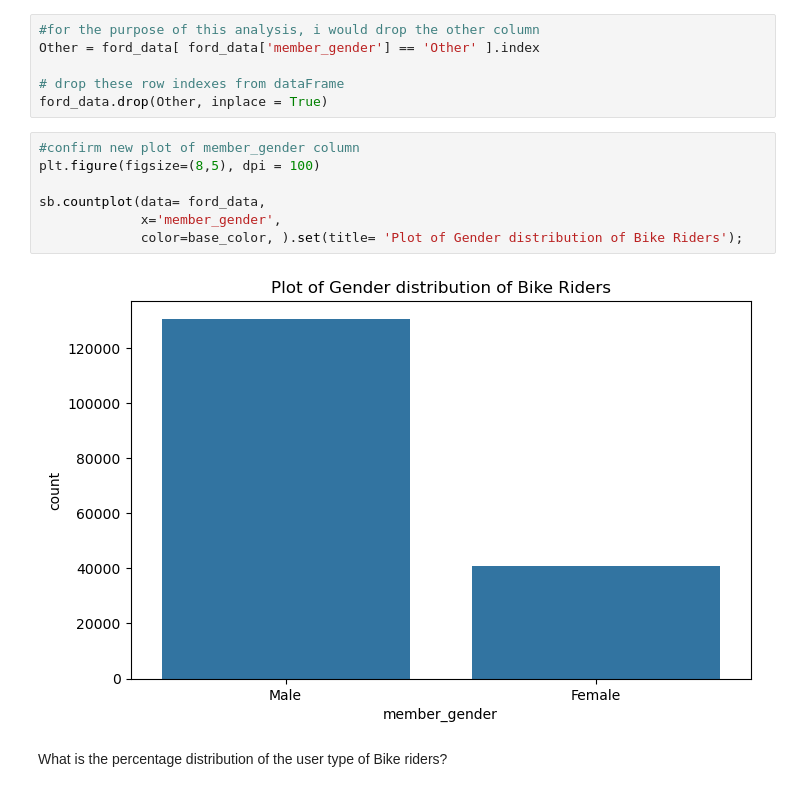
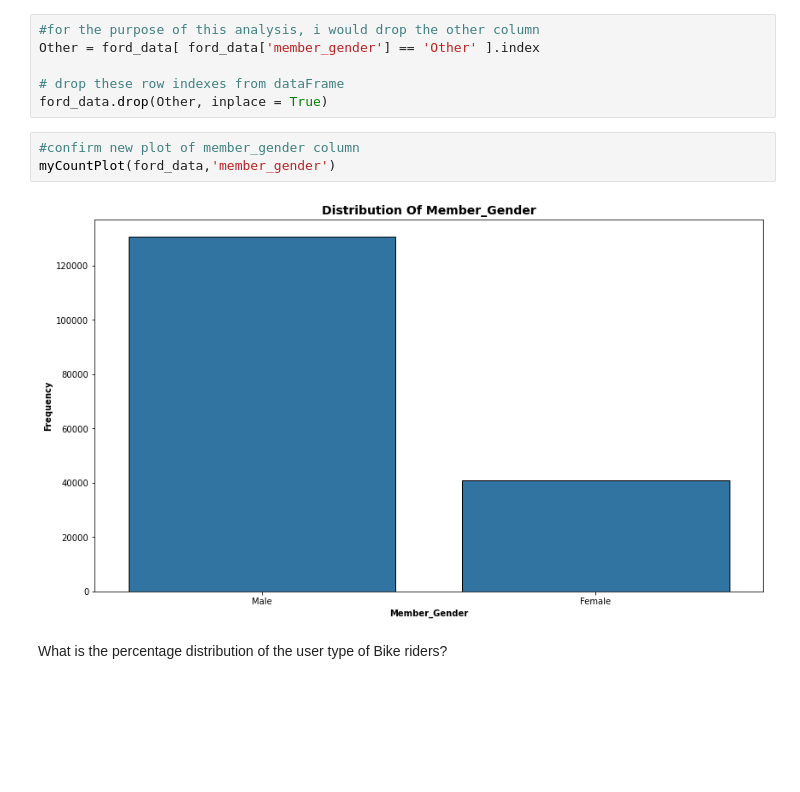
Before and after one commit to Mofeoluwa/Bikeshare-Data-Visualization, a Jupyter notebook: Part_I_exploration_template.ipynb, the cells around one changed output. Cells and saved outputs as stored; diff of their text form; blank space fills up the shorter version.

```diff
--- a/Part_I_exploration_template.ipynb
+++ b/Part_I_exploration_template.ipynb
@@ -312,15 +324,11 @@ Other = ford_data[ ford_data['member_gender'] == 'Other' ].index
 
 # drop these row indexes from dataFrame
 ford_data.drop(Other, inplace = True)
-# %%
-#confirm new plot of member_gender column
-plt.figure(figsize=(8,5), dpi = 100)
-
-sb.countplot(data= ford_data,
-             x='member_gender',
-             color=base_color, ).set(title= 'Plot of Gender distribution of Bike Riders');
-# %% [output]
-[figure, removed]
+# %%
+#confirm new plot of member_gender column
+myCountPlot(ford_data,'member_gender')
+# %% [output]
+[figure, added]
 # %% [markdown]
 What is the percentage distribution of the user type of Bike riders?
 # %%
```
Also changed, not shown: parts of 12 cells of this notebook, 3 other files.
